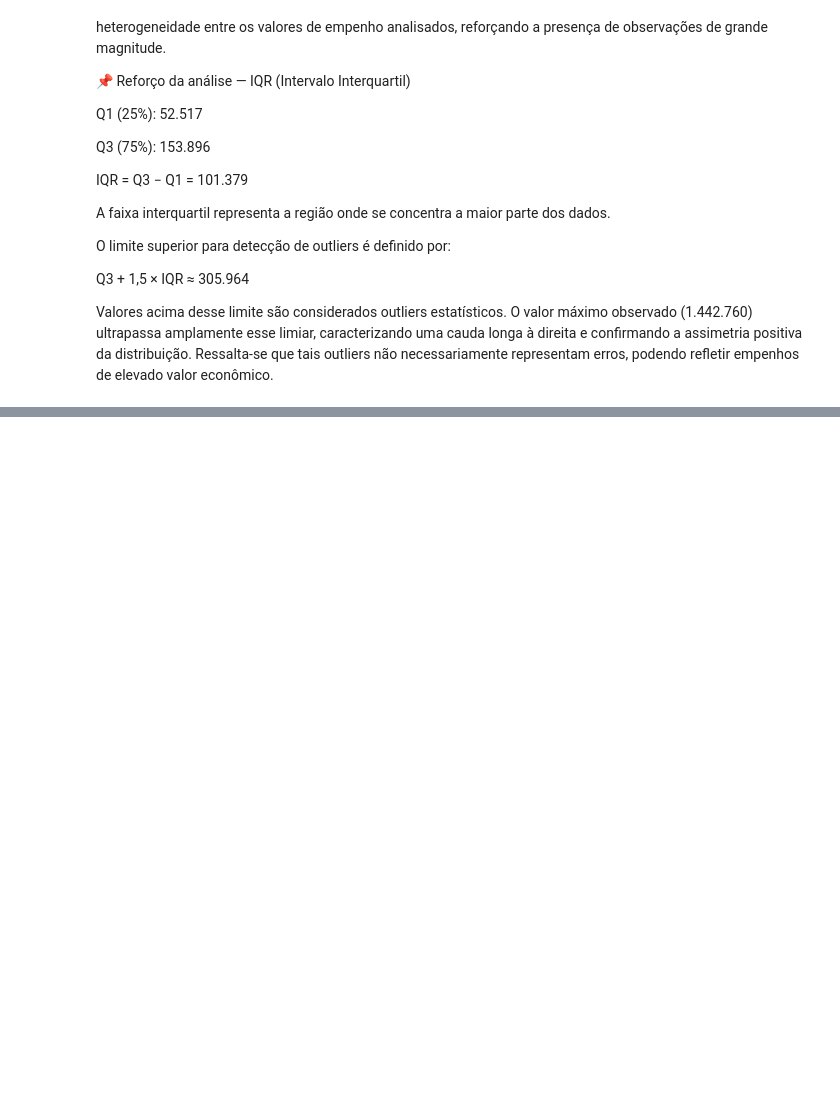
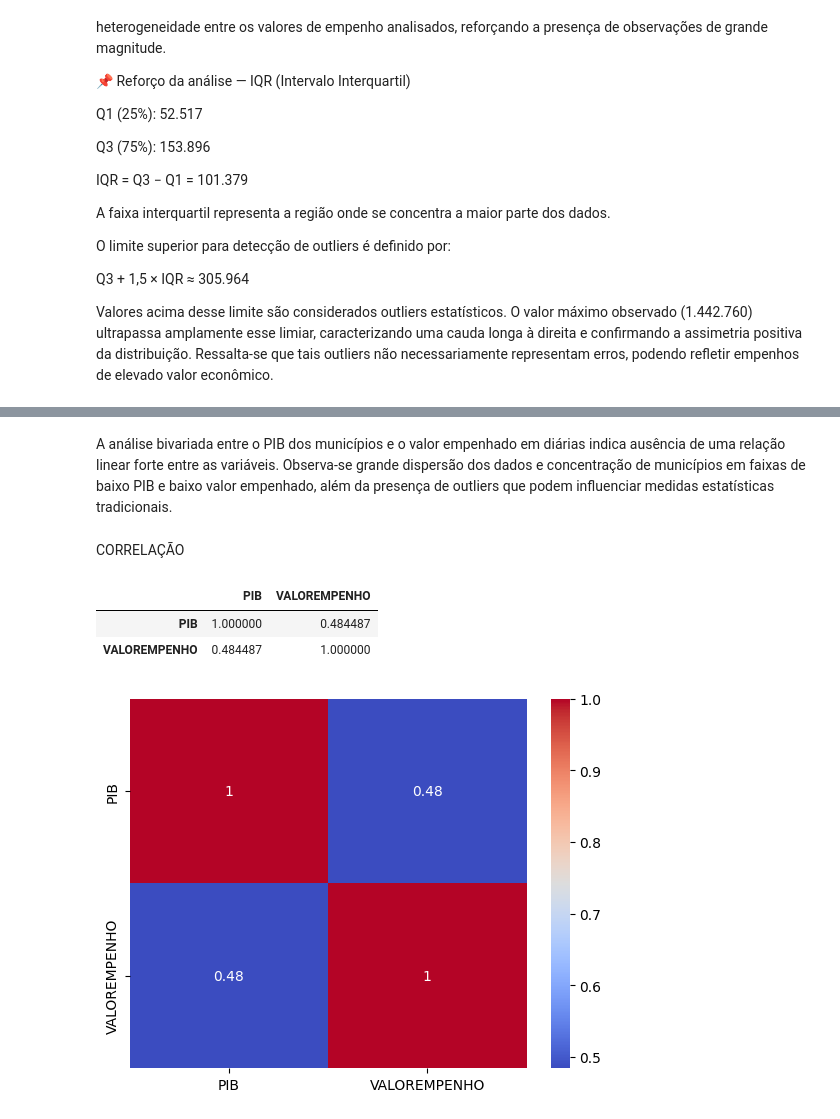
Before and after one commit to RobsBomfim/analise-empenho-pib-municipios-rs, a Jupyter notebook: notebooks/eda_empenho_pib.ipynb, the cells around one changed output, grey strips where cells are left out. Saved outputs shown, nothing was run; the diff lists cells and outputs as text; code cells hidden in the pictures; blank space fills up the shorter version.

```diff
--- a/notebooks/eda_empenho_pib.ipynb
+++ b/notebooks/eda_empenho_pib.ipynb
@@ -217,0 +230,15 @@ plt.show()
+# %% [markdown]
+A análise bivariada entre o PIB dos municípios e o valor empenhado em diárias indica ausência de uma relação linear forte entre as variáveis. Observa-se grande dispersão dos dados e concentração de municípios em faixas de baixo PIB e baixo valor empenhado, além da presença de outliers que podem influenciar medidas estatísticas tradicionais.
+# %% [markdown]
+CORRELAÇÃO
+# %%
+dataset[['PIB', 'VALOREMPENHO']].corr()
+# %% [output]
+|  | PIB | VALOREMPENHO |
+| PIB | 1.000000 | 0.484487 |
+| VALOREMPENHO | 0.484487 | 1.000000 |
+# %%
+sns.heatmap(dataset[['PIB', 'VALOREMPENHO']].corr(), annot=True, cmap='coolwarm')
+plt.show()
+# %% [output]
+[figure, added]
```
Also changed, not shown: parts of 10 cells of this notebook.
